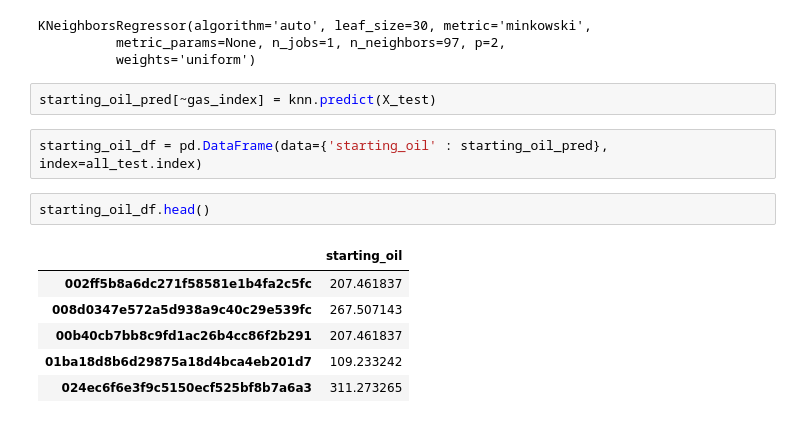
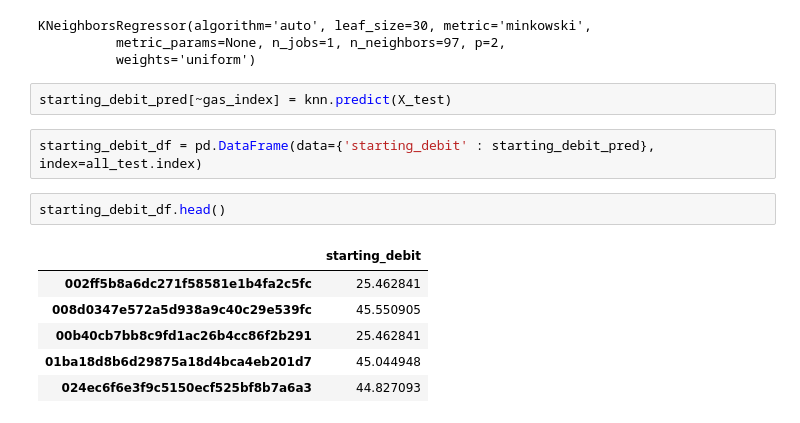
Before and after one commit to koskotG/gpn_comp, a Jupyter notebook: starting_debit.ipynb, the cells around one changed output. Cells and saved outputs as stored; diff of their text form.

```diff
--- a/starting_debit.ipynb
+++ b/starting_debit.ipynb
@@ -273,15 +273,15 @@ KNeighborsRegressor(algorithm='auto', leaf_size=30, metric='minkowski',
           metric_params=None, n_jobs=1, n_neighbors=97, p=2,
           weights='uniform')
 # %%
-starting_oil_pred[~gas_index] = knn.predict(X_test)
+starting_debit_pred[~gas_index] = knn.predict(X_test)
 # %%
-starting_oil_df = pd.DataFrame(data={'starting_oil' : starting_oil_pred}, index=all_test.index)
+starting_debit_df = pd.DataFrame(data={'starting_debit' : starting_debit_pred}, index=all_test.index)
 # %%
-starting_oil_df.head()
+starting_debit_df.head()
 # %% [output]
-|  | starting_oil |
-| 002ff5b8a6dc271f58581e1b4fa2c5fc | 207.461837 |
-| 008d0347e572a5d938a9c40c29e539fc | 267.507143 |
-| 00b40cb7bb8c9fd1ac26b4cc86f2b291 | 207.461837 |
-| 01ba18d8b6d29875a18d4bca4eb201d7 | 109.233242 |
-| 024ec6f6e3f9c5150ecf525bf8b7a6a3 | 311.273265 |
+|  | starting_debit |
+| 002ff5b8a6dc271f58581e1b4fa2c5fc | 25.462841 |
+| 008d0347e572a5d938a9c40c29e539fc | 45.550905 |
+| 00b40cb7bb8c9fd1ac26b4cc86f2b291 | 25.462841 |
+| 01ba18d8b6d29875a18d4bca4eb201d7 | 45.044948 |
+| 024ec6f6e3f9c5150ecf525bf8b7a6a3 | 44.827093 |
```
